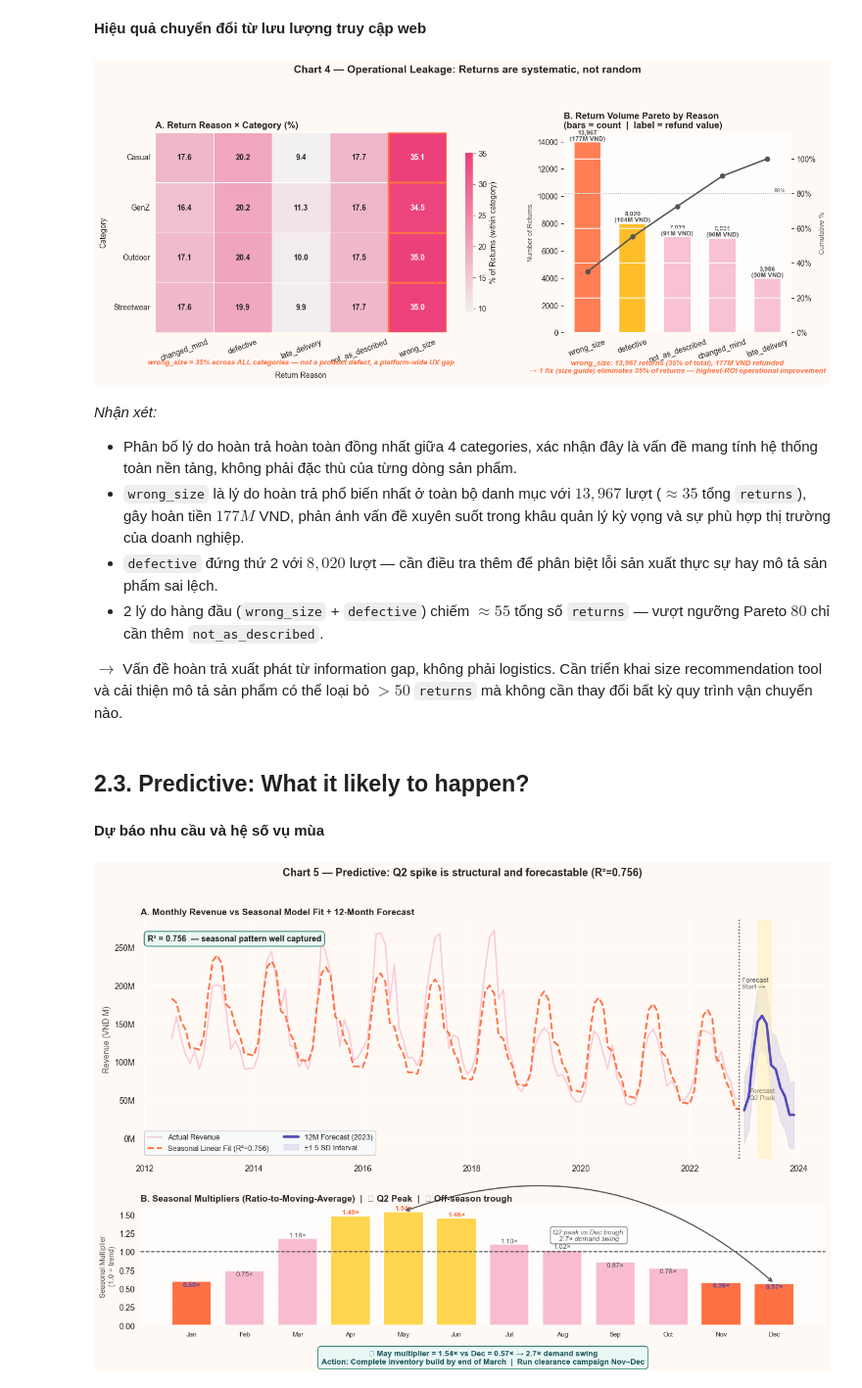
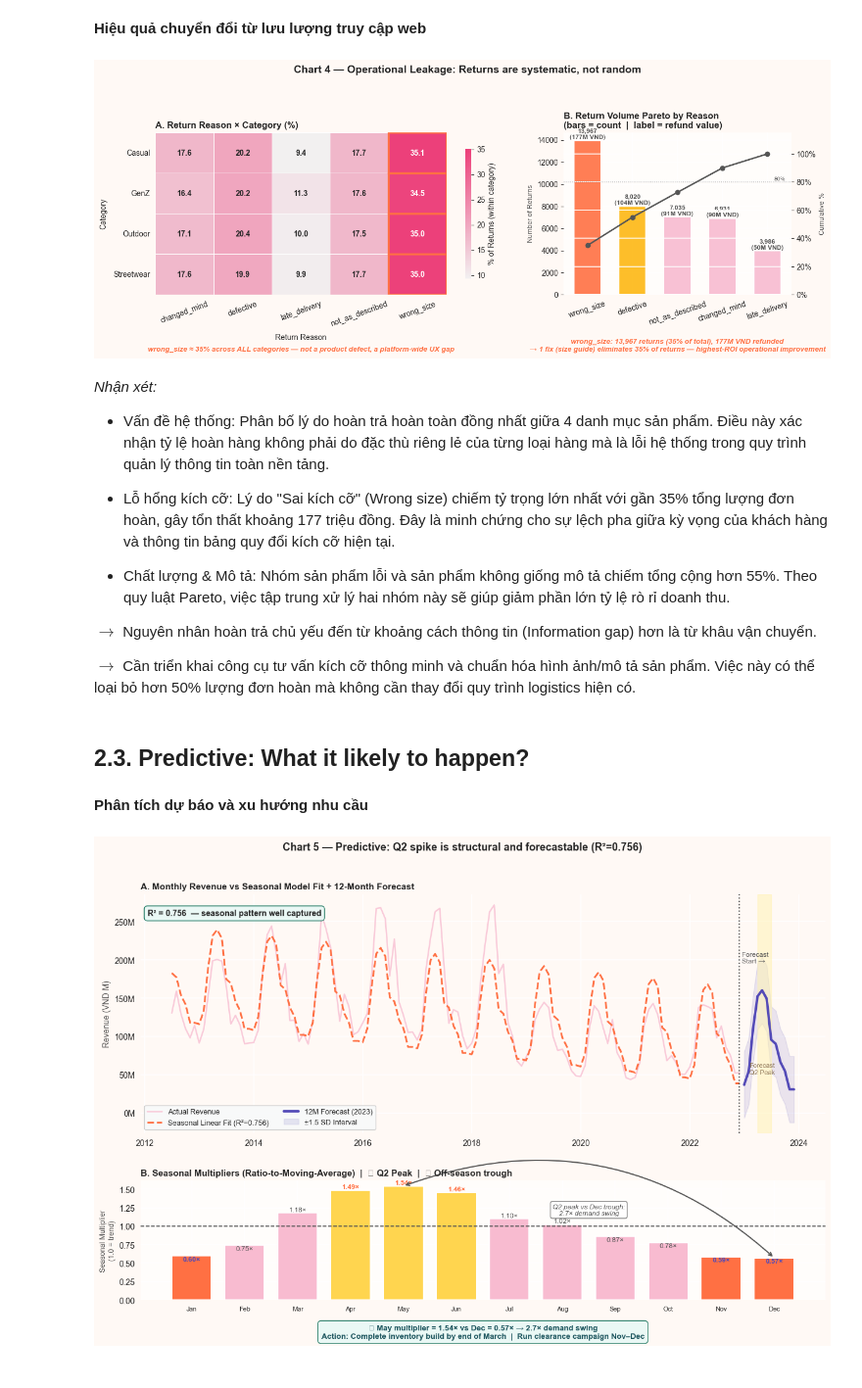
Before and after one commit to nhannd2006/DATATHON2026-Vintellegence-DanaScience, a Jupyter notebook: Problem2.ipynb, the cells around one changed output. Shown at 98% size. Cells and saved outputs as stored; diff of their text form; code cells hidden in the pictures.

Commit message:
update chart 4, 5, 6

```diff
--- a/Problem2.ipynb
+++ b/Problem2.ipynb
@@ -1136,7 +1230,7 @@ for i, cat in enumerate(heat_pct.index):
 # Insight: pattern đồng nhất → systemic
 top_pct = heat_pct['wrong_size'].mean()
 ax.text(
-    0.5, -0.16,
+    0.5, -0.35,
     f'wrong_size ≈ {top_pct:.0f}% across ALL categories — not a product defect, a platform-wide UX gap',
     transform=ax.transAxes, ha='center', fontsize=9.5,
     color=CORAL_PEAK, fontweight='bold', style='italic'
@@ -1178,47 +1272,50 @@ for bar, row in zip(bars, reason_stats.itertuples()):
     )
 
 ax2.set_ylabel('Number of Returns', color=TEXT_GRAY, fontsize=9)
 ax2.tick_params(axis='x', rotation=18)
 ax2.set_title(
     'B. Return Volume Pareto by Reason\n(bars = count  |  label = refund value)',
     loc='left', fontweight='bold', fontsize=12
 )
 for spine in ['top', 'right']:
     ax2.spines[spine].set_visible(False)
 
 # Insight annotation
 ws = reason_stats[reason_stats['return_reason'] == 'wrong_size'].iloc[0]
 ax2.text(
-    0.5, -0.20,
+    0.5, -0.35,
     f'wrong_size: {ws["n_returns"]:,} returns ({ws["n_returns"] / reason_stats["n_returns"].sum() * 100:.0f}% of total), '
     f'{ws["total_refund"] / 1e6:.0f}M VND refunded\n'
     '→ 1 fix (size guide) eliminates 35% of returns — highest-ROI operational improvement',
     transform=ax2.transAxes, ha='center', fontsize=9.5,
     color=CORAL_PEAK, fontweight='bold', style='italic'
 )
 
 # ---- SUPTITLE ----
 plt.suptitle(
     'Chart 4 — Operational Leakage: Returns are systematic, not random',
     fontsize=14, fontweight='bold', y=1.02
 )
 
 plt.tight_layout(pad=2.0)
 plt.show()
 # %% [output]
-[figure, old version]
+[figure, new version]
 # %% [markdown]
 *Nhận xét:*
-- Phân bố lý do hoàn trả hoàn toàn đồng nhất giữa 4 categories, xác nhận đây là vấn đề mang tính hệ thống toàn nền tảng, không phải đặc thù của từng dòng sản phẩm.
-- `wrong_size` là lý do hoàn trả phổ biến nhất ở toàn bộ danh mục với $13,967$ lượt ($\approx 35%$ tổng `returns`), gây hoàn tiền $177M$ VND, phản ánh vấn đề xuyên suốt trong khâu quản lý kỳ vọng và sự phù hợp thị trường của doanh nghiệp.
-- `defective` đứng thứ 2 với $8,020$ lượt — cần điều tra thêm để phân biệt lỗi sản xuất thực sự hay mô tả sản phẩm sai lệch.
-- 2 lý do hàng đầu (`wrong_size` + `defective`) chiếm $\approx 55%$ tổng số `returns` — vượt ngưỡng Pareto $80%$ chỉ cần thêm `not_as_described`.
+- Vấn đề hệ thống: Phân bố lý do hoàn trả hoàn toàn đồng nhất giữa 4 danh mục sản phẩm. Điều này xác nhận tỷ lệ hoàn hàng không phải do đặc thù riêng lẻ của từng loại hàng mà là lỗi hệ thống trong quy trình quản lý thông tin toàn nền tảng.
 
-$\rightarrow$ Vấn đề hoàn trả xuất phát từ information gap, không phải logistics. Cần triển khai size recommendation tool và cải thiện mô tả sản phẩm có thể loại bỏ $>50%$ `returns` mà không cần thay đổi bất kỳ quy trình vận chuyển nào.
+- Lỗ hổng kích cỡ: Lý do "Sai kích cỡ" (Wrong size) chiếm tỷ trọng lớn nhất với gần 35% tổng lượng đơn hoàn, gây tổn thất khoảng 177 triệu đồng. Đây là minh chứng cho sự lệch pha giữa kỳ vọng của khách hàng và thông tin bảng quy đổi kích cỡ hiện tại.
+
+- Chất lượng & Mô tả: Nhóm sản phẩm lỗi và sản phẩm không giống mô tả chiếm tổng cộng hơn 55%. Theo quy luật Pareto, việc tập trung xử lý hai nhóm này sẽ giúp giảm phần lớn tỷ lệ rò rỉ doanh thu.
+
+$\rightarrow$ Nguyên nhân hoàn trả chủ yếu đến từ khoảng cách thông tin (Information gap) hơn là từ khâu vận chuyển.
+
+$\rightarrow$ Cần triển khai công cụ tư vấn kích cỡ thông minh và chuẩn hóa hình ảnh/mô tả sản phẩm. Việc này có thể loại bỏ hơn 50% lượng đơn hoàn mà không cần thay đổi quy trình logistics hiện có.
 # %% [markdown]
 ## 2.3. Predictive: What it likely to happen?
 # %% [markdown]
-**Dự báo nhu cầu và hệ số vụ mùa**
+**Phân tích dự báo và xu hướng nhu cầu**
 # %%
 # ============================================================
 # CHART 5 — Trend Decomposition + Forecast  (Predictive)
```
Also changed, not shown: parts of 5 cells of this notebook.
